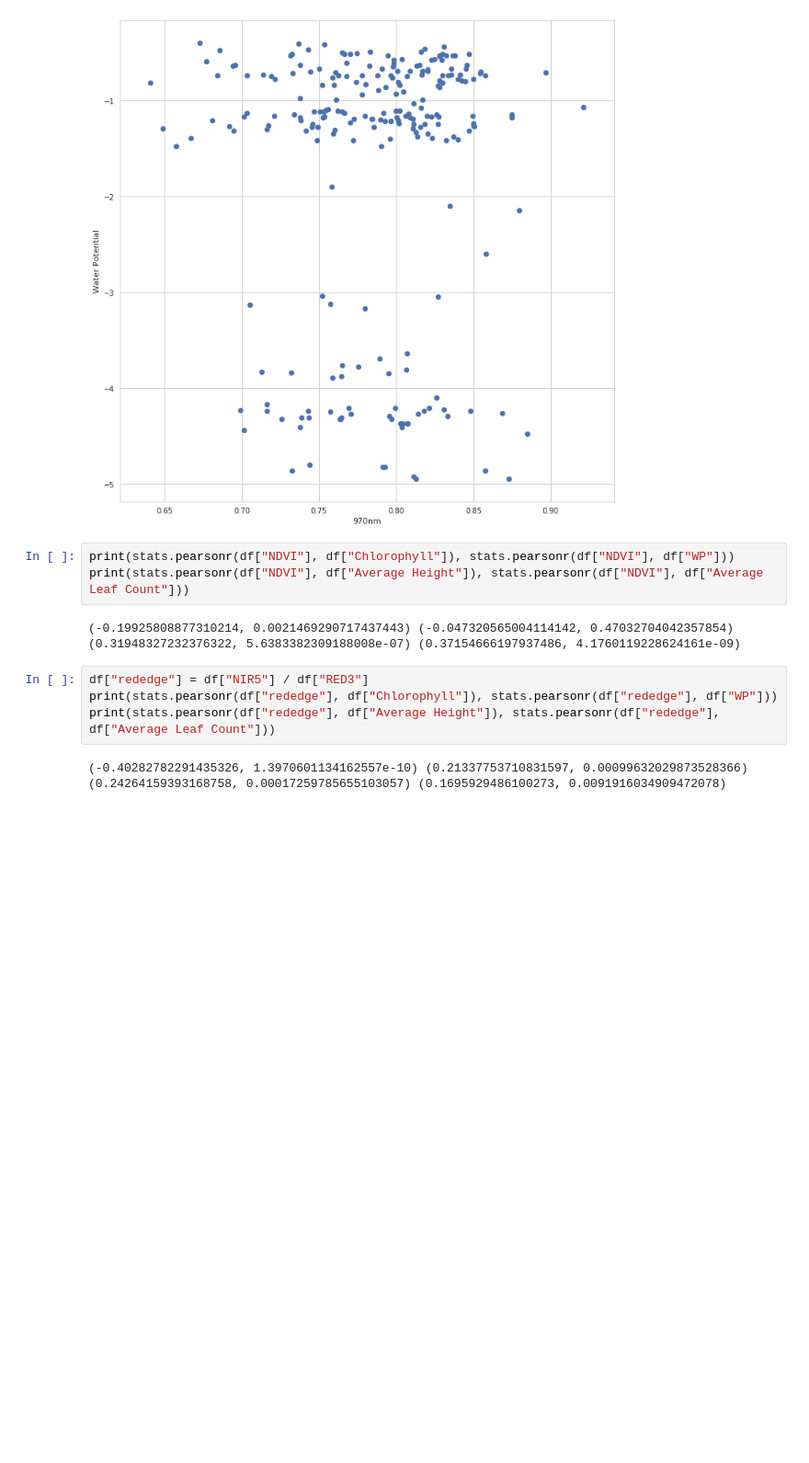
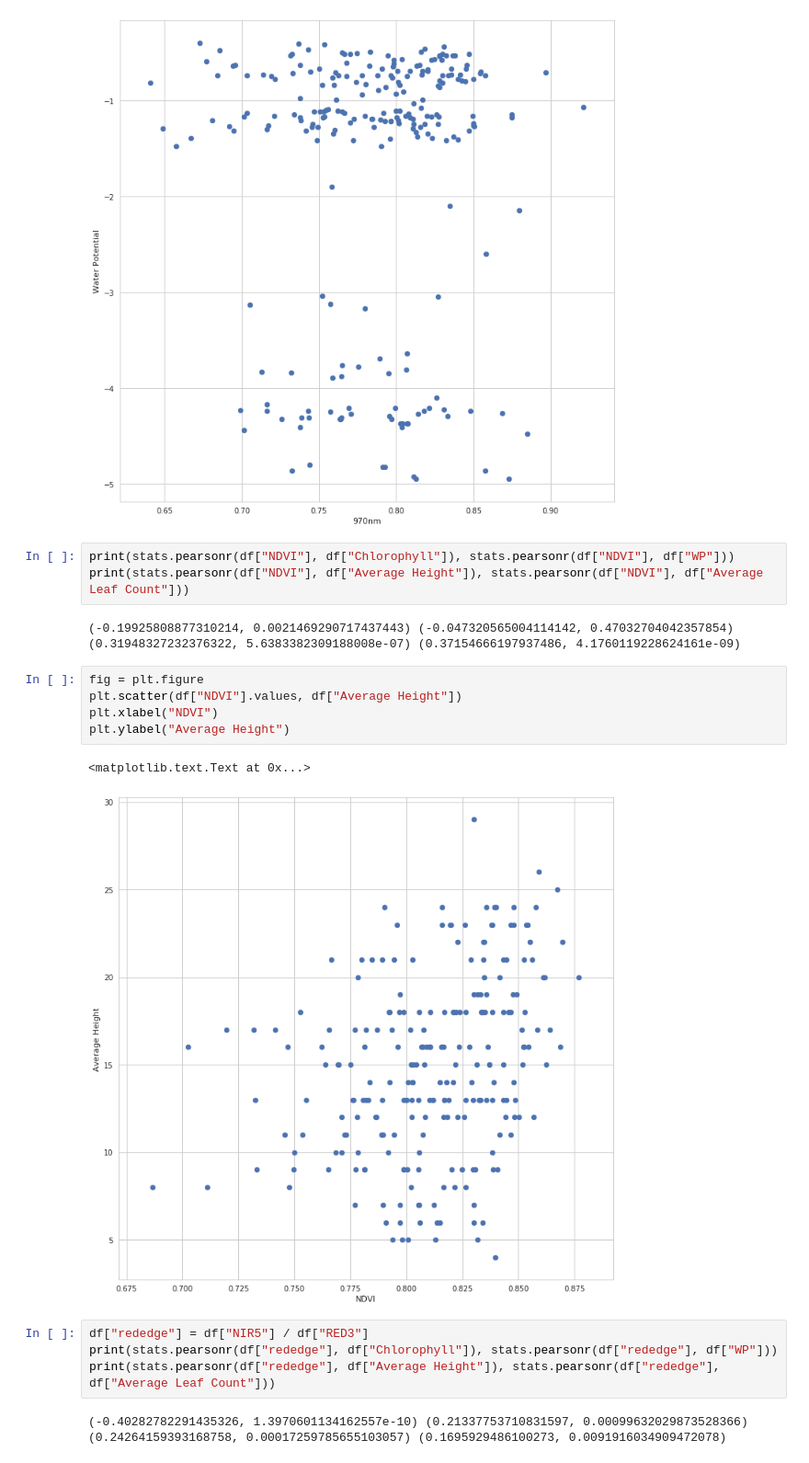
Before and after one commit to cheripai/thesis, a Jupyter notebook: notebooks/Lettuce_Spectra_Analysis.ipynb, the cells around one changed output. Shown: that part at 92% size. Saved outputs shown, nothing was run; the diff lists cells and outputs as text; blank space fills up the shorter version.

```diff
--- a/notebooks/Lettuce_Spectra_Analysis.ipynb
+++ b/notebooks/Lettuce_Spectra_Analysis.ipynb
@@ -163,6 +171,14 @@ print(stats.pearsonr(df["NDVI"], df["Average Height"]), stats.pearsonr(df["NDVI"
 # %% [output]
 (-0.19925808877310214, 0.0021469290717437443) (-0.047320565004114142, 0.47032704042357854)
 (0.31948327232376322, 5.6383382309188008e-07) (0.37154666197937486, 4.1760119228624161e-09)
+# %%
+fig = plt.figure
+plt.scatter(df["NDVI"].values, df["Average Height"])
+plt.xlabel("NDVI")
+plt.ylabel("Average Height")
+# %% [output]
+<matplotlib.text.Text at 0x...>
+[figure, added]
 # %%
 df["rededge"] = df["NIR5"] / df["RED3"]
 print(stats.pearsonr(df["rededge"], df["Chlorophyll"]), stats.pearsonr(df["rededge"], df["WP"]))
```
Also changed, not shown: parts of 3 cells of this notebook.
